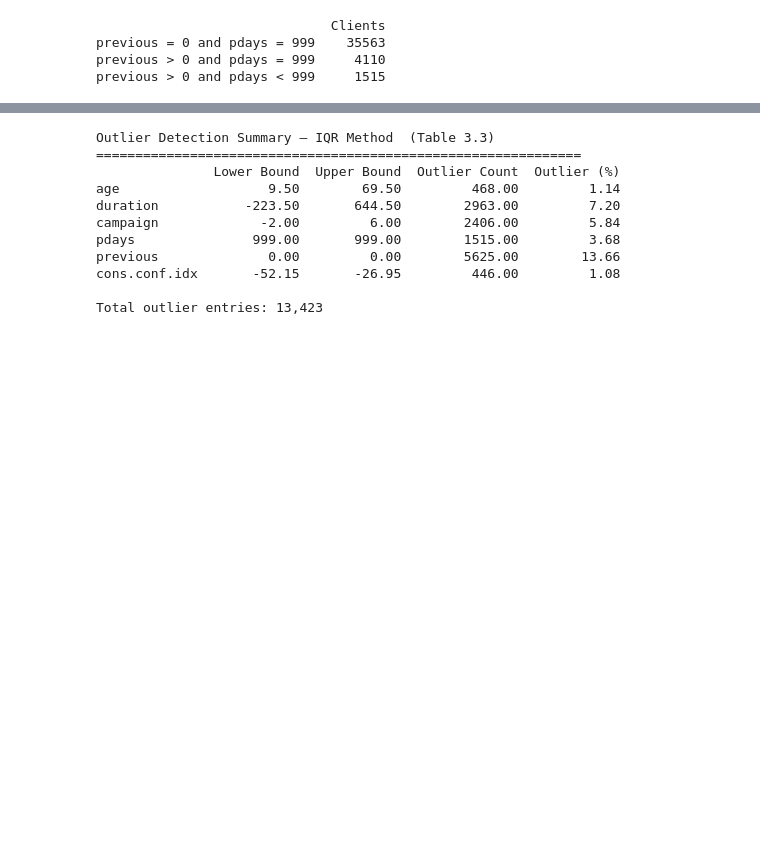
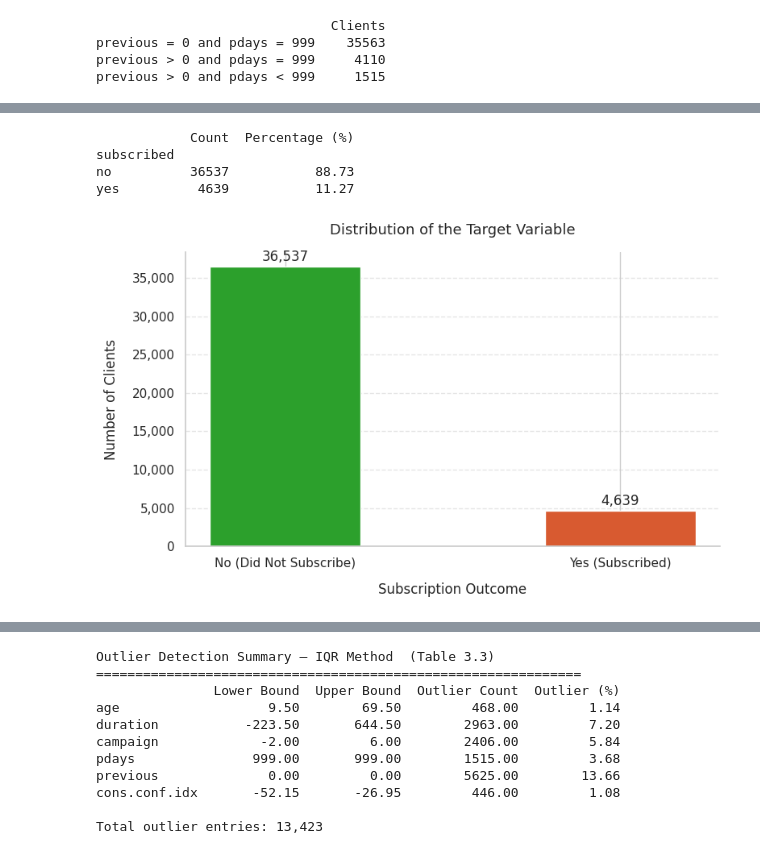
Before and after one commit to Nkengfack/Bank_marketing_ml_Classifications, a Jupyter notebook: bank_marketing_ML_perfomance.ipynb, the cells around one changed output, grey strips where cells are left out. Saved outputs shown, nothing was run; the diff lists cells and outputs as text; code cells hidden in the pictures; blank space fills up the shorter version.

```diff
--- a/bank_marketing_ML_perfomance.ipynb
+++ b/bank_marketing_ML_perfomance.ipynb
@@ -516,0 +247,39 @@ The IQR method is used rather than z-score because several features are heavily
+# %%
+counts = marketing[TARGET].value_counts()
+pcts   = marketing[TARGET].value_counts(normalize=True) * 100
+
+print(pd.DataFrame({'Count': counts, 'Percentage (%)': pcts.round(2)}))
+
+fig, ax = plt.subplots(figsize=(8, 5))
+
+bars = ax.bar(
+    ['No (Did Not Subscribe)', 'Yes (Subscribed)'],
+    counts.values,
+    color=PALETTE,
+    width=0.45,
+    edgecolor='white'
+)
+
+for bar in bars:
+    ax.text(
+        bar.get_x() + bar.get_width() / 2,
+        bar.get_height() + 280,
+        f'{bar.get_height():,}',
+        ha='center', va='bottom', fontsize=12
+    )
+
+plt.title('Distribution of the Target Variable', pad=16, fontsize=13)
+plt.xlabel('Subscription Outcome', labelpad=12)
+plt.ylabel('Number of Clients', labelpad=12)
+ax.yaxis.set_major_formatter(ticker.FuncFormatter(lambda x, _: f'{int(x):,}'))
+sns.despine(top=True, right=True)
+plt.grid(axis='y', linestyle='--', alpha=0.5)
+plt.tight_layout()
+plt.savefig('fig_3_1_class_distribution.png', dpi=300)
+plt.show()
+# %% [output]
+            Count  Percentage (%)
+subscribed
+no          36537           88.73
+yes          4639           11.27
+[figure, added]
```
Also changed, not shown: parts of 40 cells of this notebook.
